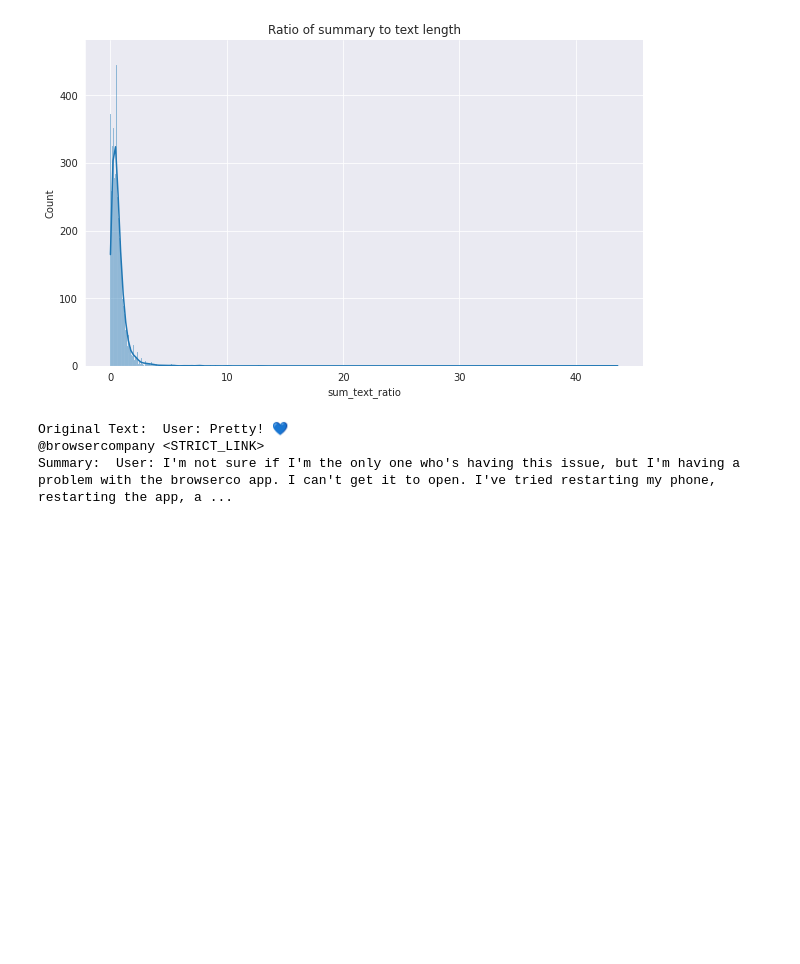
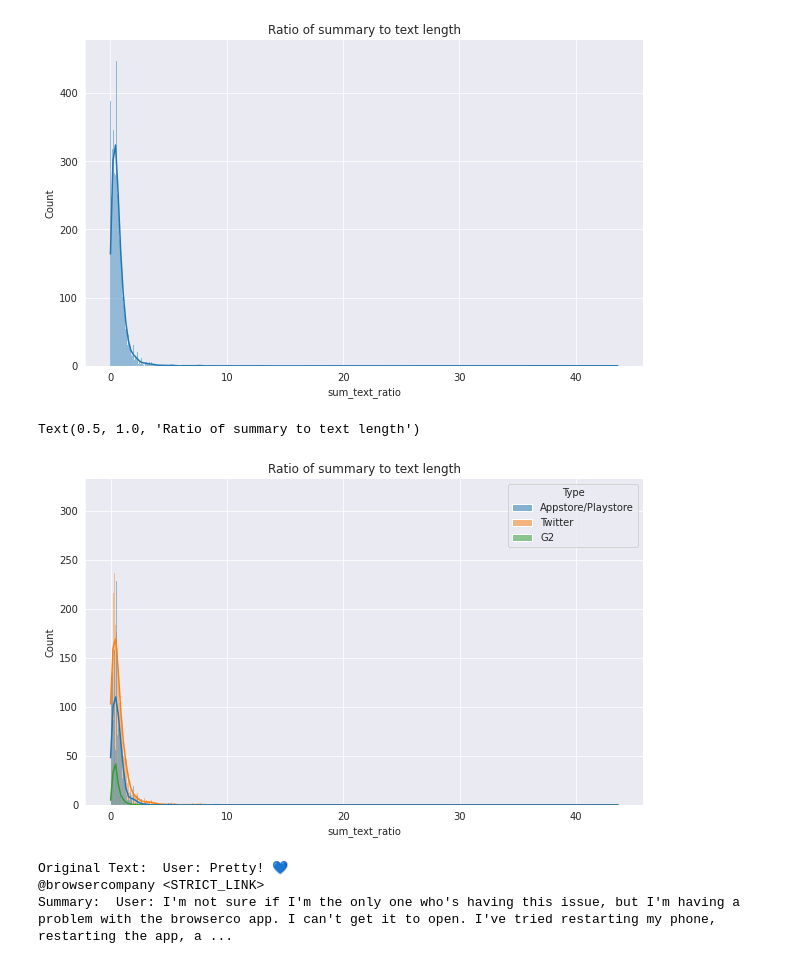
Before and after one commit to VirajBagal/enterpret_summarizer, a Jupyter notebook: code/eda.ipynb, the cells around one changed output. Saved outputs shown, nothing was run; the diff lists cells and outputs as text; code cells hidden in the pictures; blank space fills up the shorter version.

```diff
--- a/code/eda.ipynb
+++ b/code/eda.ipynb
@@ -65,6 +77,9 @@ Name: Summary, Length: 1008, dtype: object
 # %%
 # we want even such samples in training. So replace Summary with "None"
 data['Summary'].fillna("Nothing", inplace = True)
+data['Summary'] = data['Summary'].apply(lambda text: text.strip())
+data['Text'] = data['Text'].apply(lambda text: text.strip())
+
 # replace `\n None` with `None`
 data['Summary'] = data['Summary'].replace("\n None", "Nothing")
 data["Summary"] = data["Summary"].replace("\n\n\nNone", "Nothing")
@@ -88,6 +103,13 @@ plt.title("Ratio of summary to text length")
 # %% [output]
 Text(0.5, 1.0, 'Ratio of summary to text length')
 [figure]
+# %%
+# Twitter has more samples with higher summary to text length ratio
+sns.histplot(data = data, x = 'sum_text_ratio', kde = True, hue = "Type")
+plt.title("Ratio of summary to text length wrt Type")
+# %% [output]
+Text(0.5, 1.0, 'Ratio of summary to text length')
+[figure, added]
 # %%
 # such Twittter texts will be almost impossible to summarize
 print("Original Text: ", data[data['sum_text_ratio'] > 10].reset_index(drop = True)['Text'][0])
```
Also changed, not shown: parts of 10 cells of this notebook, 6 other files.
